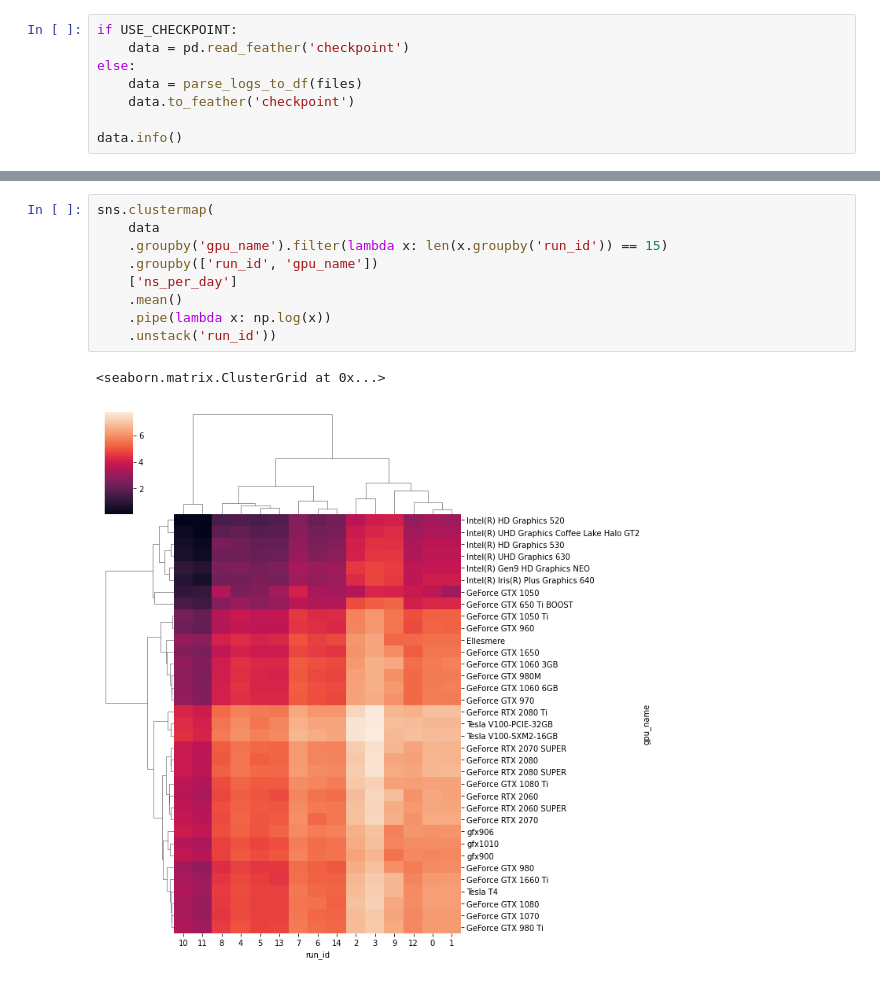
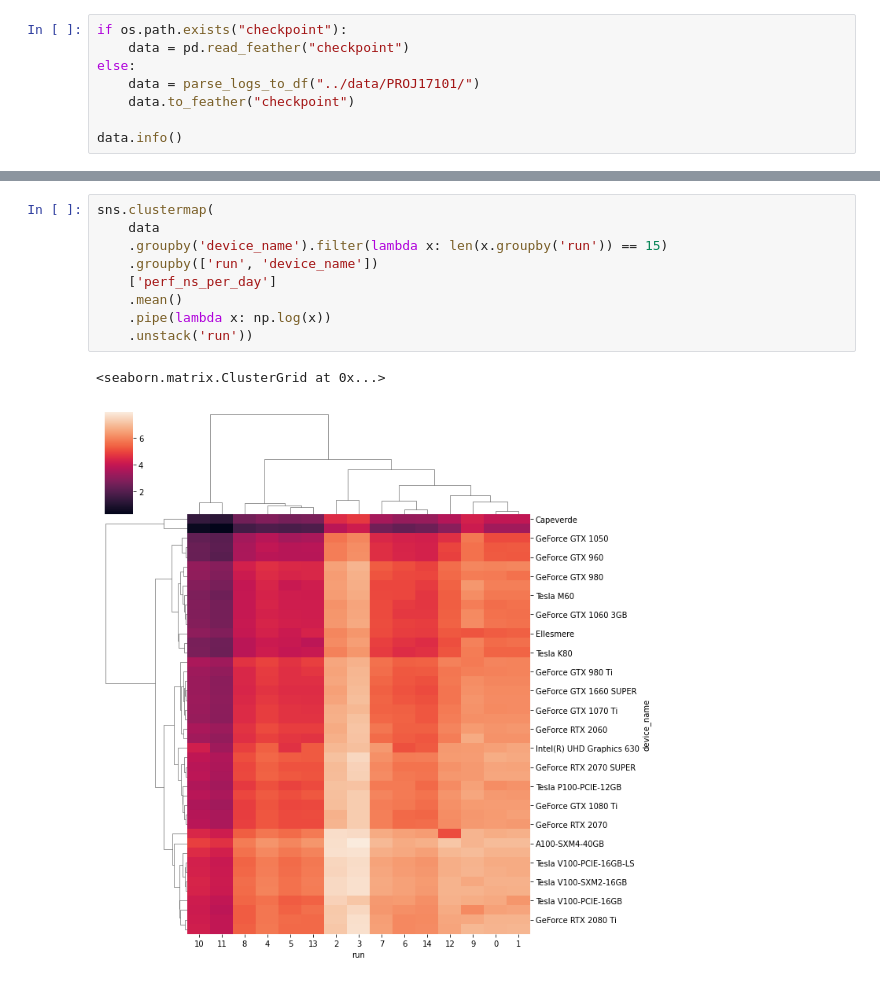
Before and after one commit to FoldingAtHome/fah-gpu-species, a Jupyter notebook: notebooks/example.ipynb, the cells around one changed output, grey strips where cells are left out. Cells and saved outputs as stored; diff of their text form.

```diff
--- a/notebooks/example.ipynb
+++ b/notebooks/example.ipynb
@@ -119,9 +35,9 @@ len(files)
 # %%
-if USE_CHECKPOINT:
-    data = pd.read_feather('checkpoint')
+if os.path.exists("checkpoint"):
+    data = pd.read_feather("checkpoint")
 else:
-    data = parse_logs_to_df(files)
-    data.to_feather('checkpoint')
+    data = parse_logs_to_df("../data/PROJ17101/")
+    data.to_feather("checkpoint")
 
 data.info()
 # %% [output]
@@ -189,12 +88,12 @@ alt.Chart(df).mark_point(filled=True).encode(
 # %%
 sns.clustermap(
     data
-    .groupby('gpu_name').filter(lambda x: len(x.groupby('run_id')) == 15)
-    .groupby(['run_id', 'gpu_name'])
-    ['ns_per_day']
+    .groupby('device_name').filter(lambda x: len(x.groupby('run')) == 15)
+    .groupby(['run', 'device_name'])
+    ['perf_ns_per_day']
     .mean()
     .pipe(lambda x: np.log(x))
-    .unstack('run_id'))
+    .unstack('run'))
 # %% [output]
 <seaborn.matrix.ClusterGrid at 0x...>
-[figure, old version]
+[figure, new version]
```
Also changed, not shown: parts of 16 cells of this notebook, 6 other files.
